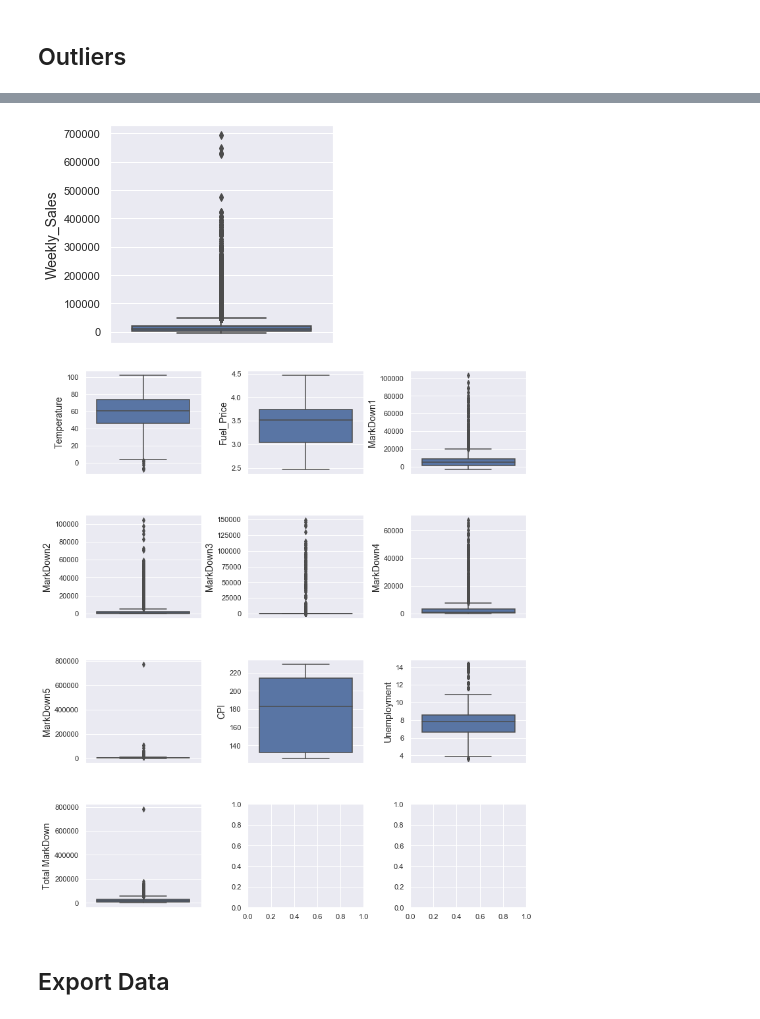
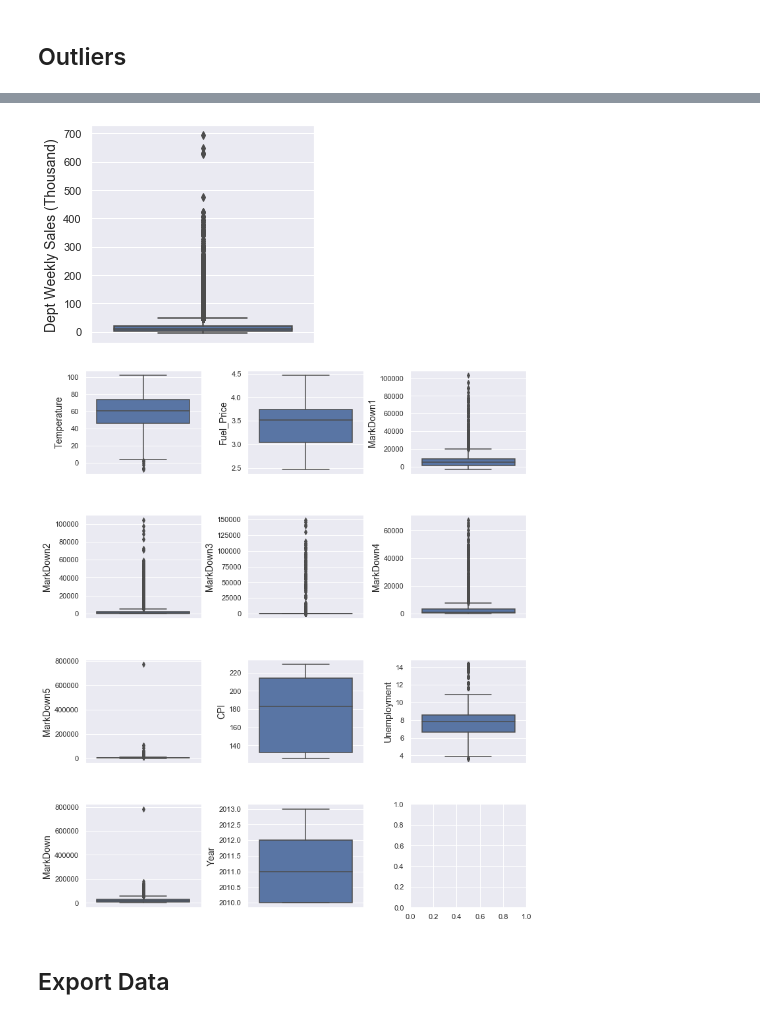
Before and after one commit to Raviknight/walmart_sales, a Jupyter notebook: 00_walmart_data_wrangling.ipynb, the cells around one changed output, grey strips where cells are left out. Cells and saved outputs as stored; diff of their text form; code cells hidden in the pictures.

```diff
--- a/00_walmart_data_wrangling.ipynb
+++ b/00_walmart_data_wrangling.ipynb
@@ -208,24 +232,26 @@ df_nulls
 departments = sales.groupby(by=['Store', 'Dept']).count().reset_index()[['Store', 'Dept']].groupby(by='Store').count().reset_index()
 departments.rename(columns={'Dept': 'Num of Depts'}, inplace=True)
 
-# add columns to sales df
-sales['Weekly Sales (Thousand)'] = sales['Weekly_Sales'] / 1000
-
-# add Total Sales to stores df
-store_sales = sales.groupby(by='Store')['Weekly Sales (Thousand)'].sum().to_frame().reset_index()
-store_sales['Total Sales (Million)'] = store_sales['Weekly Sales (Thousand)'] / 1000
-store_sales.drop('Weekly Sales (Thousand)', axis=1, inplace=True)
+# add Avg Yearly Sales to stores df
+avg_yearly_sales = store_sales.groupby(by=['Store', 'Year'])['Store Weekly Sales (Thousand)'].sum()\
+                  .to_frame().reset_index()\
+                  .groupby(by=['Store'])['Store Weekly Sales (Thousand)'].mean().to_frame().reset_index()
+avg_yearly_sales['Avg Yearly Sales (Million)'] = avg_yearly_sales['Store Weekly Sales (Thousand)'] / 1000
+avg_yearly_sales.drop('Store Weekly Sales (Thousand)', axis=1, inplace=True)
 
 # total markdown
-features['Total MarkDown'] = features['MarkDown1'] + features['MarkDown2'] + features['MarkDown3'] + \
+features['MarkDown'] = features['MarkDown1'] + features['MarkDown2'] + features['MarkDown3'] + \
                              features['MarkDown4'] + features['MarkDown5']
-markdowns = features.groupby(by='Store')['Total MarkDown'].sum().to_frame().reset_index()
-markdowns['Total MarkDown (Thousand)'] = markdowns['Total MarkDown'] / 1000
-markdowns.drop('Total MarkDown', axis=1, inplace=True)
+features['Year'] = features['Date'].dt.year
+markdowns = features.groupby(by=['Store', 'Year'])['MarkDown'].sum().to_frame().reset_index()\
+                    .groupby(by=['Store'])['MarkDown'].mean().to_frame().reset_index()
+markdowns['Avg Yearly MarkDown (Thousand)'] = markdowns['MarkDown'] / 1000
+markdowns.drop('MarkDown', axis=1, inplace=True)
 
 stores = pd.merge(stores, departments, how='inner', on='Store')  # merge stores and departments
-stores = pd.merge(stores, store_sales, how='inner', on='Store')  # merge stores and store_sales
+stores = pd.merge(stores, avg_yearly_sales, how='inner', on='Store')  # merge stores and store_sales
 stores = pd.merge(stores, markdowns, how='inner', on='Store')    # merge stores and markdowns
+store_sales = pd.merge(store_sales, features[['Store', 'Date', 'MarkDown']], how='inner', on=['Store', 'Date'])
 # %%
 sales.head()
 # %% [output]
@@ -312,13 +335,13 @@ boxplot(stores.select_dtypes(include=['number']).drop('Store', axis=1))
 # %%
 # sales df
-boxplot(sales['Weekly_Sales'].to_frame(), num_cols=1, figsize=(4,4))
+boxplot(sales['Dept Weekly Sales (Thousand)'].to_frame(), num_cols=1, figsize=(4,4))
 # %% [output]
-[figure, old version]
+[figure, new version]
 # %%
 # features df
 boxplot(features.select_dtypes(include=['number']).drop('Store', axis=1), num_cols=3, figsize=(12, 15))
 # %% [output]
-[figure, old version]
+[figure, new version]
 # %% [markdown]
 ## Export Data
 # %%
```
Also changed, not shown: parts of 11 cells of this notebook, 4 other files.
